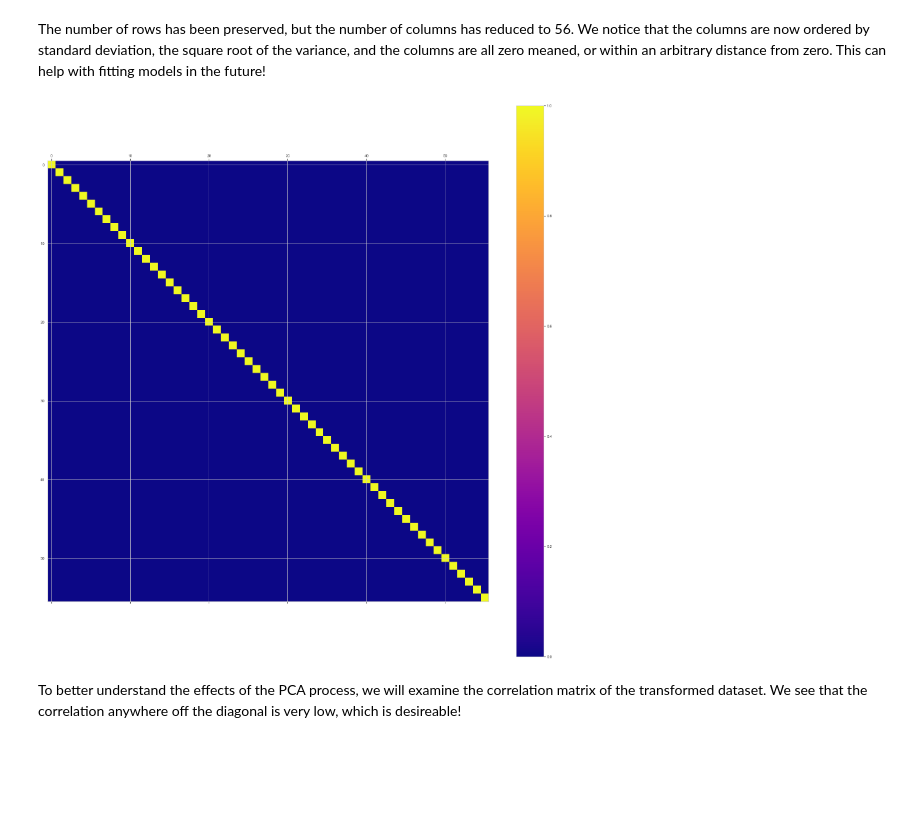
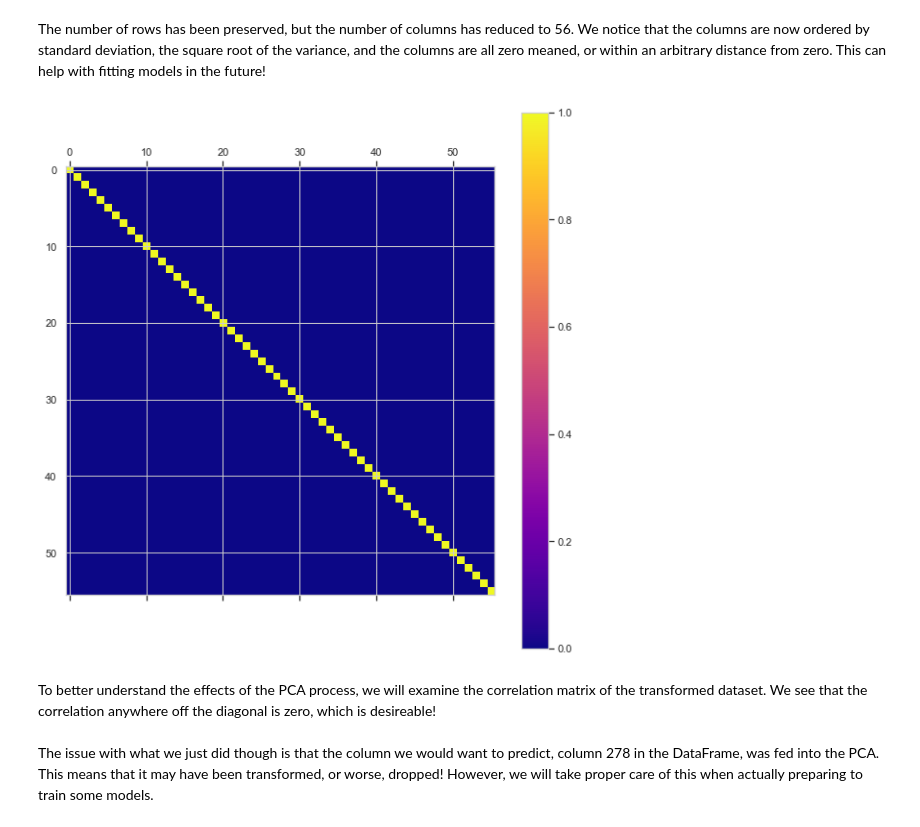
Before and after one commit to KaranamLokesh/100_days_of_ml_code, a Jupyter notebook: arrhythmia_analysis.ipynb, the cells around one changed output. Drawn from its saved outputs; the diff is of its cells as text; code cells hidden in the pictures; blank space fills up the shorter version.

```diff
--- a/arrhythmia_analysis.ipynb
+++ b/arrhythmia_analysis.ipynb
@@ -375,11 +342,13 @@ data_redox.shape
 # %% [markdown]
 The number of rows has been preserved, but the number of columns has reduced to 56. We notice that the columns are now ordered by standard deviation, the square root of the variance, and the columns are all zero meaned, or within an arbitrary distance from zero. This can help with fitting models in the future!
 # %%
-f = plt.figure(figsize=(30,30))
+f = plt.figure(figsize=(10,10))
 plt.matshow(data_redox.corr(), fignum=f.number, cmap=cm.plasma)
 cb = plt.colorbar()
 plt.show()
 # %% [output]
-[figure, old version]
+[figure, new version]
 # %% [markdown]
-To better understand the effects of the PCA process, we will examine the correlation matrix of the transformed dataset. We see that the correlation anywhere off the diagonal is very low, which is desireable!
+To better understand the effects of the PCA process, we will examine the correlation matrix of the transformed dataset. We see that the correlation anywhere off the diagonal is zero, which is desireable!
+<br><br>
+The issue with what we just did though is that the column we would want to predict, column 278 in the DataFrame, was fed into the PCA. This means that it may have been transformed, or worse, dropped! However, we will take proper care of this when actually preparing to train some models.
```
Also changed, not shown: parts of 17 cells of this notebook.
